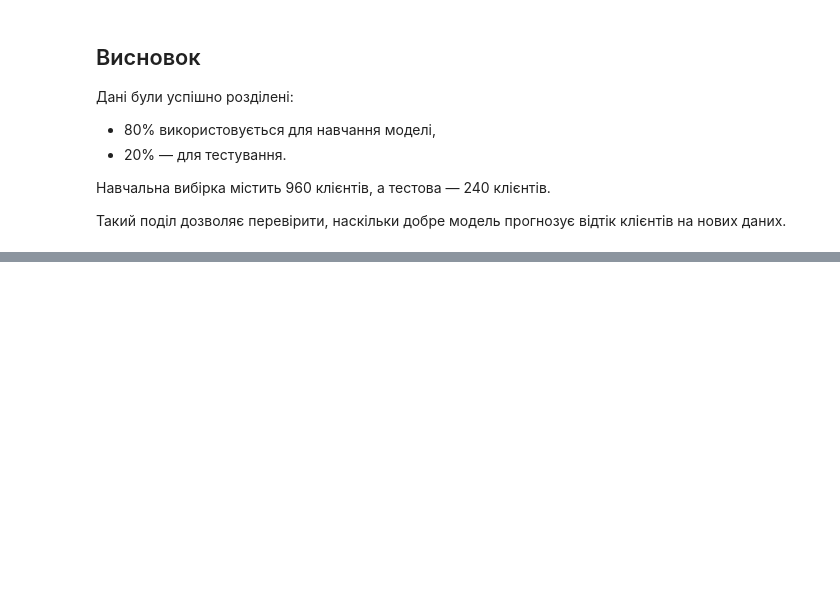
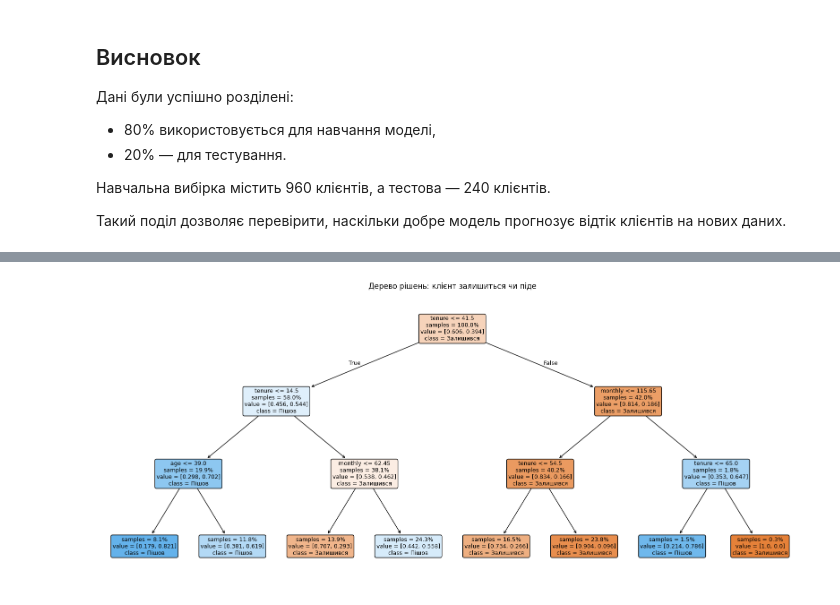
Before and after one commit to DymaStar/DTA_2026, a Jupyter notebook: ML/DS_Classification_DecisionTreeClassifier_DTA.ipynb, the cells around one changed output, grey strips where cells are left out. Drawn from its saved outputs; the diff is of its cells as text; code cells hidden in the pictures; blank space fills up the shorter version.

Commit message:
Colab model = DecisionTreeClassifier

```diff
--- a/ML/DS_Classification_DecisionTreeClassifier_DTA.ipynb
+++ b/ML/DS_Classification_DecisionTreeClassifier_DTA.ipynb
@@ -89,7 +89,8 @@ X_train, X_test, y_train, y_test = train_test_split(
     X,
     y,
     test_size=0.2,
-    random_state=RANDOM_STATE
+    random_state=RANDOM_STATE,
+    stratify=y
 )
 
 # Перевірка розміру вибірок
@@ -110,0 +127,12 @@ print("Тестова вибірка:", X_test.shape[0], "клієнтів")
+# %%
+# Створення моделі
+model = DecisionTreeClassifier(
+    max_depth=3,
+    random_state=RANDOM_STATE
+)
+
+# Навчання моделі на train data
+model.fit(X_train, y_train)
+
+# Прогноз для test data
+y_pred = model.predict(X_test)
@@ -110,0 +174,51 @@ print("Тестова вибірка:", X_test.shape[0], "клієнтів")
+# %%
+# Імпорт функції для візуалізації дерева
+from sklearn.tree import plot_tree
+
+# Розмір області графіка
+plt.figure(figsize=(16, 7))
+
+# Візуалізація дерева рішень
+plot_tree(
+
+    # Навчена модель
+    model,
+
+    # Назви ознак
+    feature_names=X.columns,
+
+    # Назви класів
+    class_names=['Залишився', 'Пішов'],
+
+    # Зафарбування вузлів кольором
+    filled=True,
+
+    # Закруглені блоки
+    rounded=True,
+
+    # Розмір тексту
+    fontsize=9,
+
+    # Показ часток класів
+    proportion=True,
+    impurity=False # НЕ показувати impurity (нечистоту вузла)
+                # impurity показує, наскільки змішані класи у вузлі
+                # наприклад:
+                # impurity = 0 → у вузлі лише один клас
+                # impurity > 0 → класи змішані
+                #
+                # якщо поставити True:
+                # на схемі будуть показуватись Gini або Entropy
+                # це технічний показник якості розбиття
+)
+
+# Заголовок графіка
+plt.title("Дерево рішень: клієнт залишиться чи піде")
+
+# Автоматичне вирівнювання
+plt.tight_layout()
+
+# Відображення графіка
+plt.show()
+# %% [output]
+[figure, added]
```
Also changed, not shown: parts of 10 cells of this notebook.
